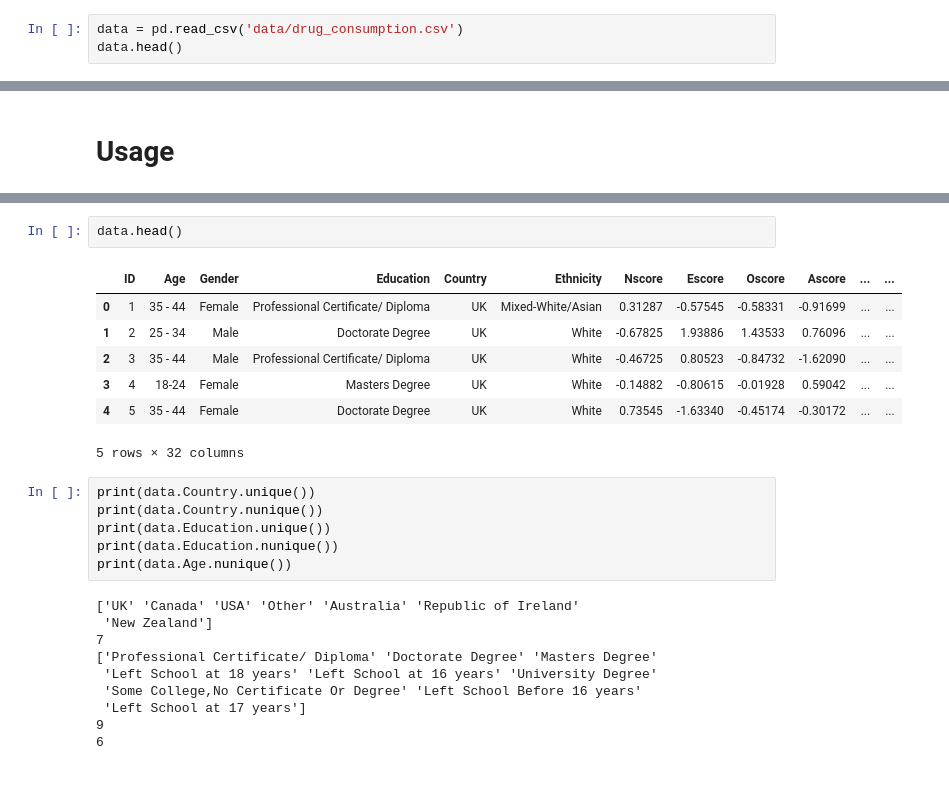
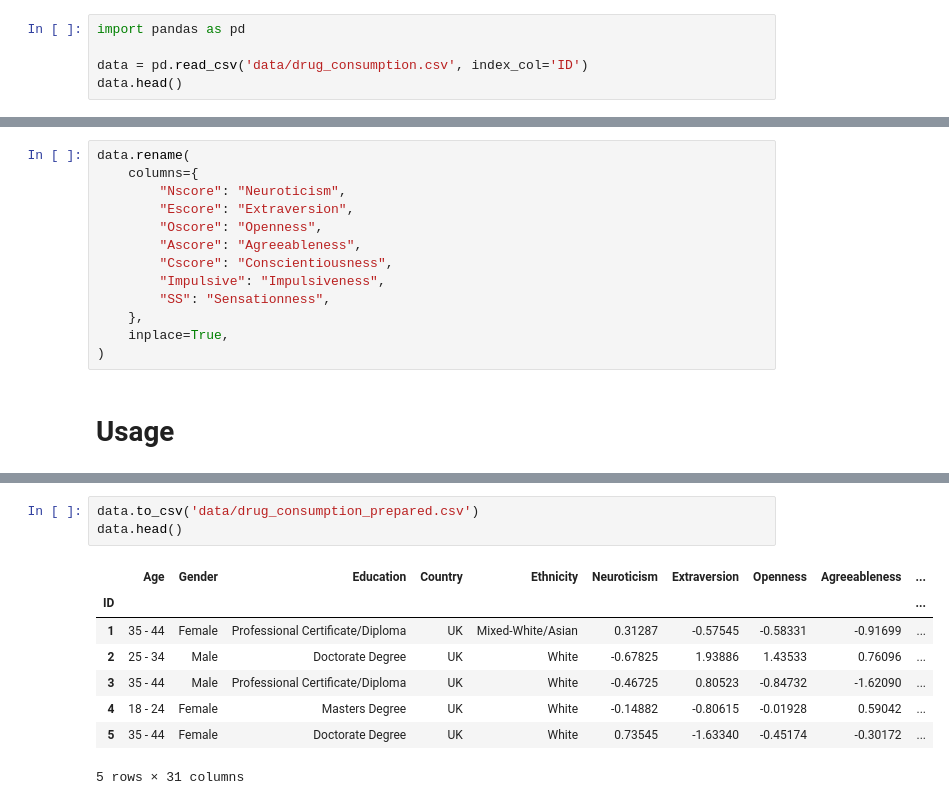
Before and after one commit to intel-comp-saude-ufes/2024-1-P1-Drug-Consumption, a Jupyter notebook: starter_notebook.ipynb, the cells around one changed output, grey strips where cells are left out. Drawn from its saved outputs; the diff is of its cells as text.

```diff
--- a/preprocessing-default.ipynb
+++ b/starter_notebook.ipynb
@@ -5,4 +3,6 @@ import pandas as pd
 # %%
-data = pd.read_csv('data/drug_consumption.csv')
+import pandas as pd
+
+data = pd.read_csv('data/drug_consumption.csv', index_col='ID')
 data.head()
 # %% [output]
@@ -77,3 +82,16 @@ data['Ethnicity'] = data['Ethnicity'].replace(ethnicity_col)
+# %%
+data.rename(
+    columns={
+        "Nscore": "Neuroticism",
+        "Escore": "Extraversion",
+        "Oscore": "Openness",
+        "Ascore": "Agreeableness",
+        "Cscore": "Conscientiousness",
+        "Impulsive": "Impulsiveness",
+        "SS": "Sensationness",
+    },
+    inplace=True,
+)
 # %% [markdown]
 # Usage
 # %%
@@ -108,26 +131,12 @@ data['VSA'] = data['VSA'].replace(usage_col)
 # %%
+data.to_csv('data/drug_consumption_prepared.csv')
 data.head()
 # %% [output]
-|  | ID | Age | Gender | Education | Country | Ethnicity | Nscore | Escore | Oscore | Ascore | ... | ... |
-| 0 | 1 | 35 - 44 | Female | Professional Certificate/ Diploma | UK | Mixed-White/Asian | 0.31287 | -0.57545 | -0.58331 | -0.91699 | ... | ... |
-| 1 | 2 | 25 - 34 | Male | Doctorate Degree | UK | White | -0.67825 | 1.93886 | 1.43533 | 0.76096 | ... | ... |
-| 2 | 3 | 35 - 44 | Male | Professional Certificate/ Diploma | UK | White | -0.46725 | 0.80523 | -0.84732 | -1.62090 | ... | ... |
-| 3 | 4 | 18-24 | Female | Masters Degree | UK | White | -0.14882 | -0.80615 | -0.01928 | 0.59042 | ... | ... |
-| 4 | 5 | 35 - 44 | Female | Doctorate Degree | UK | White | 0.73545 | -1.63340 | -0.45174 | -0.30172 | ... | ... |
+|  | Age | Gender | Education | Country | Ethnicity | Neuroticism | Extraversion | Openness | Agreeableness | ... |
+| ID |  |  |  |  |  |  |  |  |  | ... |
+| 1 | 35 - 44 | Female | Professional Certificate/Diploma | UK | Mixed-White/Asian | 0.31287 | -0.57545 | -0.58331 | -0.91699 | ... |
+| 2 | 25 - 34 | Male | Doctorate Degree | UK | White | -0.67825 | 1.93886 | 1.43533 | 0.76096 | ... |
+| 3 | 35 - 44 | Male | Professional Certificate/Diploma | UK | White | -0.46725 | 0.80523 | -0.84732 | -1.62090 | ... |
+| 4 | 18 - 24 | Female | Masters Degree | UK | White | -0.14882 | -0.80615 | -0.01928 | 0.59042 | ... |
+| 5 | 35 - 44 | Female | Doctorate Degree | UK | White | 0.73545 | -1.63340 | -0.45174 | -0.30172 | ... |
-5 rows × 32 columns
+5 rows × 31 columns
-# %%
-print(data.Country.unique())
-print(data.Country.nunique())
-print(data.Education.unique())
-print(data.Education.nunique())
-print(data.Age.nunique())
-# %% [output]
-['UK' 'Canada' 'USA' 'Other' 'Australia' 'Republic of Ireland'
- 'New Zealand']
-7
-['Professional Certificate/ Diploma' 'Doctorate Degree' 'Masters Degree'
- 'Left School at 18 years' 'Left School at 16 years' 'University Degree'
- 'Some College,No Certificate Or Degree' 'Left School Before 16 years'
- 'Left School at 17 years']
-9
-6
```
Also changed, not shown: parts of 12 cells of this notebook, 6 other files.
